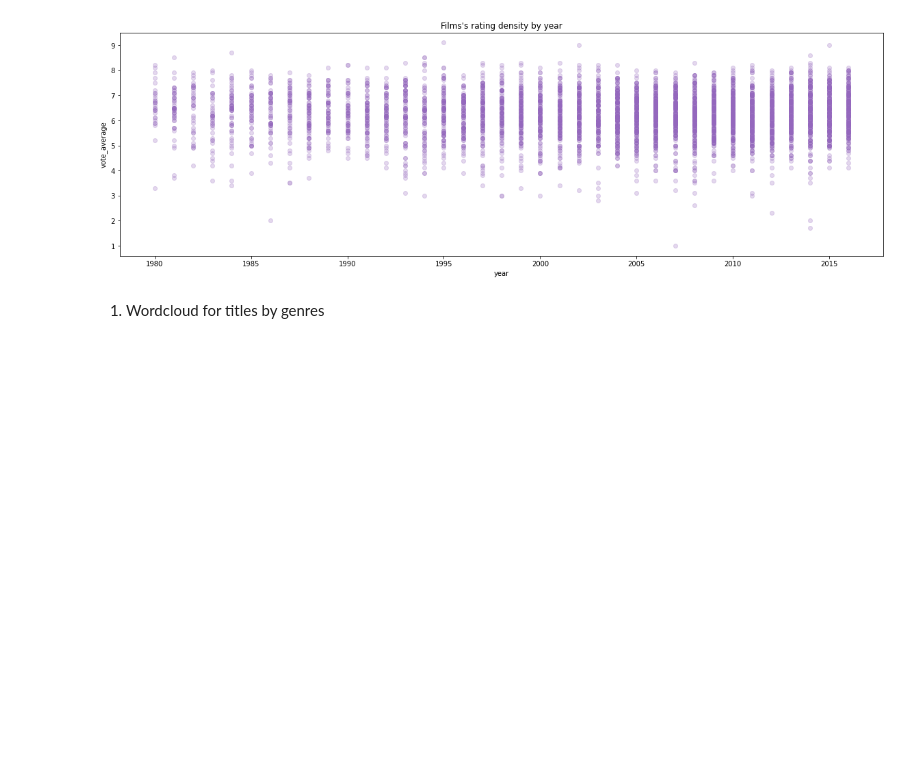
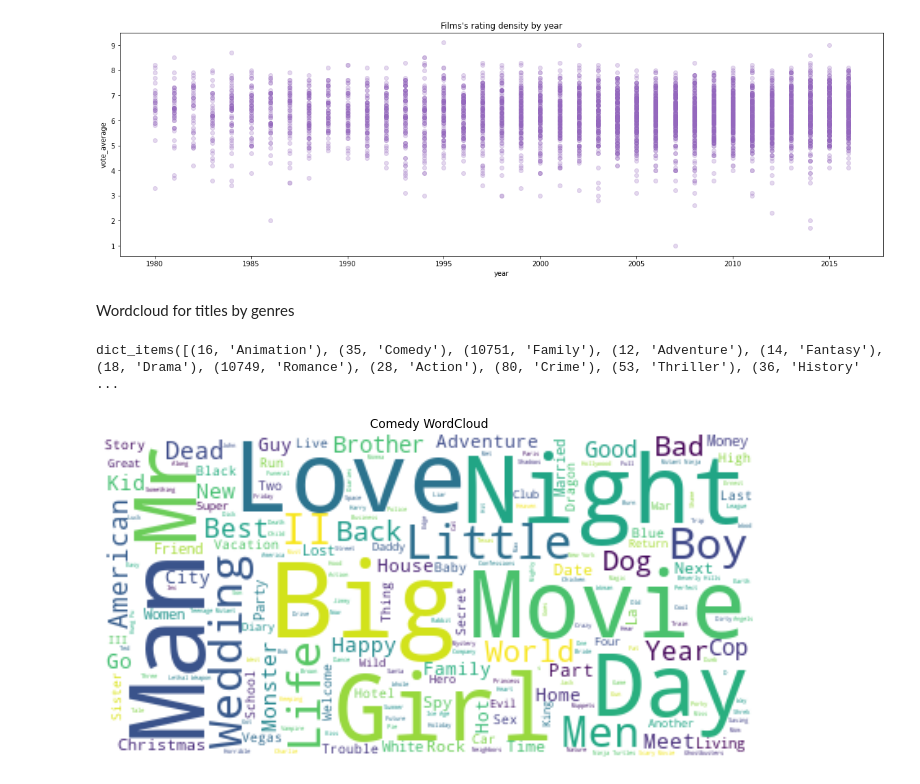
Before and after one commit to timetoai/movie_data_vis, a Jupyter notebook: EDA.ipynb, the cells around one changed output. Saved outputs shown, nothing was run; the diff lists cells and outputs as text; code cells hidden in the pictures; blank space fills up the shorter version.

Commit message:
WordCloud and genres lineplot added

```diff
--- a/EDA.ipynb
+++ b/EDA.ipynb
@@ -174,4 +174,20 @@ plt.title('Films\'s rating density by year')
 Text(0.5, 1.0, "Films's rating density by year")
 [figure]
 # %% [markdown]
-1. Wordcloud for titles by genres
+Wordcloud for titles by genres
+# %%
+decoder['genres'].items()
+# %% [output]
+dict_items([(16, 'Animation'), (35, 'Comedy'), (10751, 'Family'), (12, 'Adventure'), (14, 'Fantasy'), (18, 'Drama'), (10749, 'Romance'), (28, 'Action'), (80, 'Crime'), (53, 'Thriller'), (36, 'History' ...
+# %%
+from wordcloud import WordCloud
+
+genre_id = 35
+wc = WordCloud(background_color='white').generate(' '.join(df[df.genres.map(lambda x: genre_id in x)].title))
+plt.figure(figsize=(20, 6))
+plt.imshow(wc, interpolation="bilinear")
+plt.title(f"{decoder['genres'][genre_id]} WordCloud")
+plt.axis("off")
+plt.show()
+# %% [output]
+[figure, added]
```
Also changed, not shown: parts of 2 cells of this notebook.
